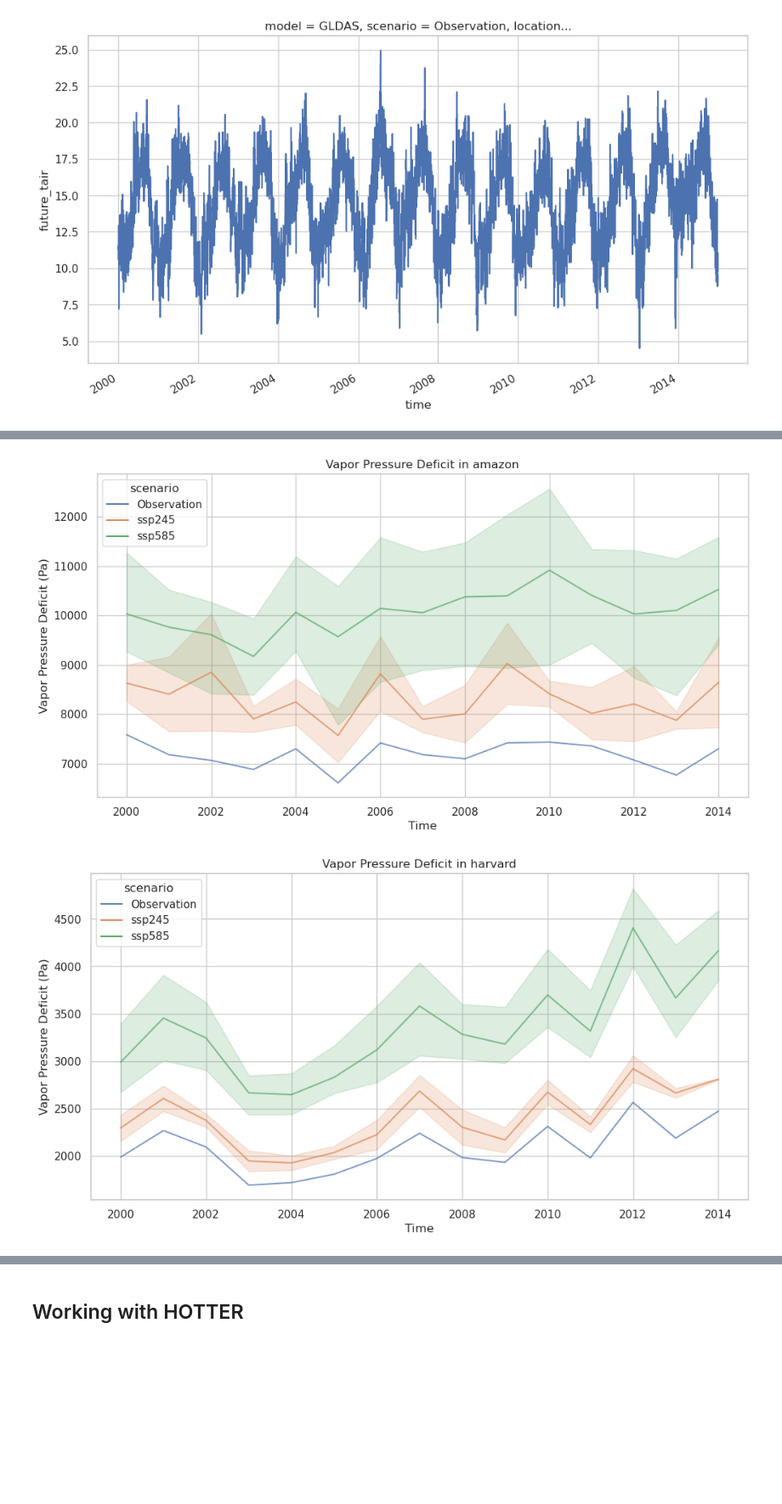
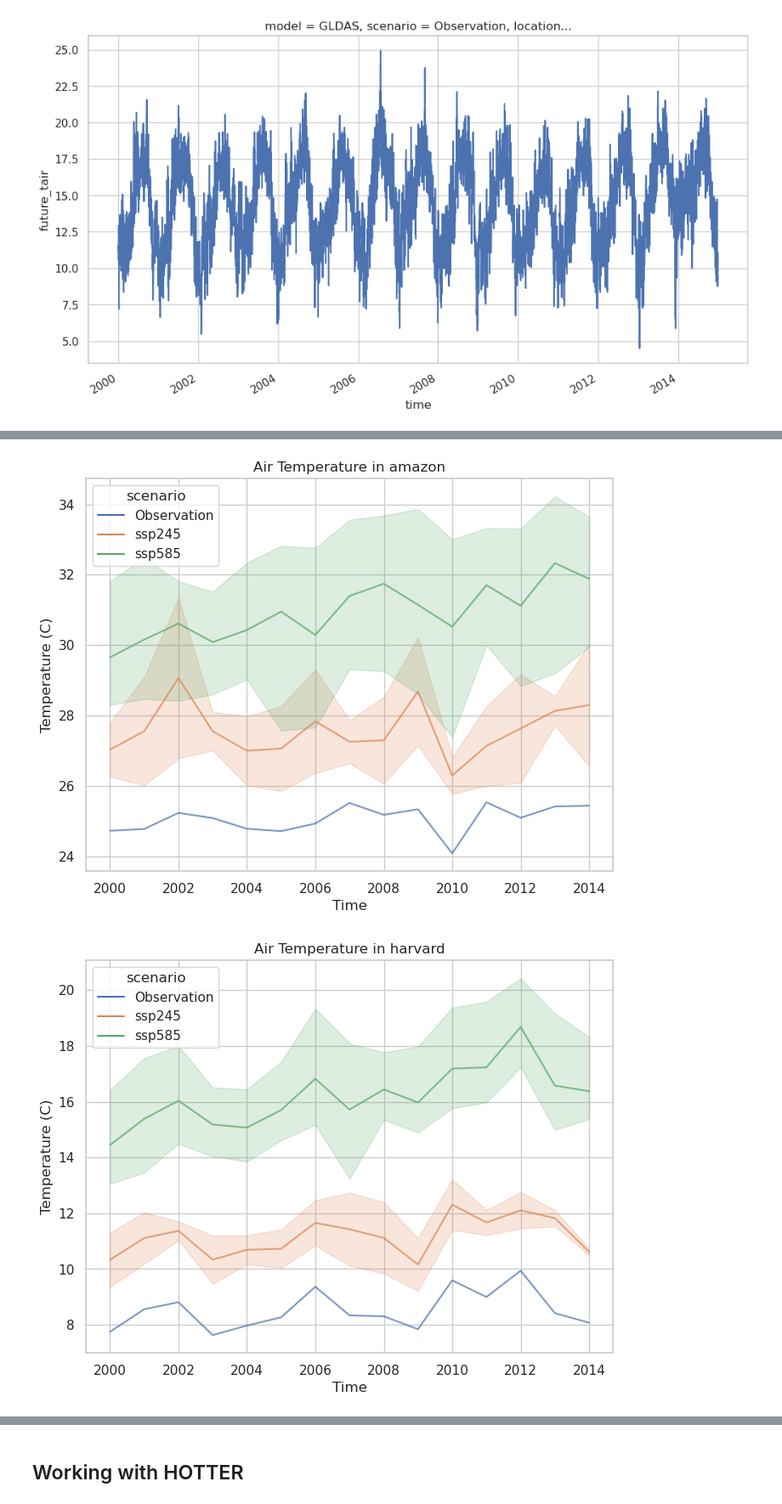
Before and after one commit to ShadmanAmin/CMIP_anomaly_HOTTER, a Jupyter notebook: cmip_classproject.ipynb, the cells around one changed output, grey strips where cells are left out. Shown at 85% size. Cells and saved outputs as stored; diff of their text form; code cells hidden in the pictures; blank space fills up the shorter version.

```diff
--- a/cmip_classproject.ipynb
+++ b/cmip_classproject.ipynb
@@ -612,13 +603,13 @@ rh_df
 # %%
 rh_df = pd.read_csv('/home/mdshadman_amin/dev/CMIP/mets/rh_df.csv')
 # %%
-base_met_df = pd.read_csv('/home/mdshadman_amin/dev/CMIP/mets/hotter_base_sb_met_df.csv')
-base_met_df['D'] = base_met_df['D'] * 10
+base_met_df = pd.read_csv('/home/mdshadman_amin/dev/CMIP/mets/hotter_base_harvard_met_df.csv')
+base_met_df['D'] = base_met_df['D'] * 100
 base_met_df['time'] = pd.to_datetime(base_met_df['time'])
 base_met_df = base_met_df.resample('M', on='time').mean()
 base_met_df = base_met_df.reset_index()
 base_met_df['time'] = base_met_df['time'].dt.strftime('%Y-%m')
-anomaly_df = pd.read_csv('/home/mdshadman_amin/dev/CMIP/mets/santabarbara_anomaly_df.csv')
+anomaly_df = pd.read_csv('/home/mdshadman_amin/dev/CMIP/mets/harvard_anomaly_df.csv')
 anomaly_df['time'] = anomaly_df['time'] = pd.to_datetime(anomaly_df[['year', 'month']].assign(day=1),errors='coerce')
 anomaly_df = anomaly_df.drop(columns=['year','month'])
 anomaly_df['time'] = anomaly_df['time'].dt.strftime('%Y-%m')
@@ -663,14 +654,14 @@ def met_to_vpd(air_temp, rh):
     vpd = (1 - (rh)) * es
     return vpd
 # %%
-location = 'sb'
+location = 'harvard'
 # Select the appropriate RH column based on the location
 rh_column = f"{location}_rh"
 if rh_column in rh_df.columns:
     for (model, scenario), data in specific_data.items():
         rh_merger = pd.merge(data, rh_df[['time', rh_column]], on='time', how='left')
         rh_merger['D'] = met_to_vpd(rh_merger['future_tair'], rh_merger[rh_column])
-        specific_data[(model, scenario)]['D'] = rh_merger['D']*10
+        specific_data[(model, scenario)]['D'] = rh_merger['D']
 else:
     print(f"Warning: RH data for {location} not found in rh_dataframe")
 # %%
@@ -728,6 +716,12 @@ def load_and_combine_csvs(directory):
             # Load the CSV file
             file_path = os.path.join(directory, filename)
             df = pd.read_csv(file_path)
+
+            # Check if the filename contains 'ssp245' or 'ssp585' and drop columns
+            if 'ssp245' in filename or 'ssp585' in filename:
+                df = df.drop(columns=['model', 'scenario'])
+
+            # Rename 'tair' to 'future_tair' if 'tair' exists in columns
             if 'tair' in df.columns:
                 df = df.rename(columns={'tair': 'future_tair'})
 
@@ -767,7 +761,7 @@ Data variables:
     al           (time, model, scenario, location) float64 nan nan ... nan nan
     D            (time, model, scenario, location) float64 nan nan ... nan nan
 # %%
-combined_ds.loc[dict(model='GLDAS', scenario='Observation')]['D'] *= 1000
+combined_ds.loc[dict(model='GLDAS', scenario='Observation')]['D'] *= 100
 # %%
 combined_ds.sel(scenario='Observation',model='GLDAS',location='sb')['future_tair'].plot()
 # %% [output]
@@ -814,12 +808,13 @@ combo
 # %%
 for location in combo.index.get_level_values('location').unique():
     filtered = combo[combo.index.get_level_values('location') == location]
     sns.set_theme(style="whitegrid")
-    p=sns.lineplot(data=filtered,x='time', y='D',hue='scenario',alpha=0.7)
-    plt.title(f'Vapor Pressure Deficit in {location}')
+    plt.figure(figsize=(8,6))
+    p=sns.lineplot(data=filtered,x='time', y='future_tair',hue='scenario',alpha=0.7)
+    plt.title(f'Air Temperature in {location}')
     plt.xlabel('Time')
-    plt.ylabel('Vapor Pressure Deficit (Pa)')
+    plt.ylabel('Temperature (C)')
     plt.show()
 # %% [output]
-[figure, old version]
+[figure, new version]
-[figure, old version]
+[figure, new version]
```
Also changed, not shown: parts of 16 cells of this notebook, 16 other files.
